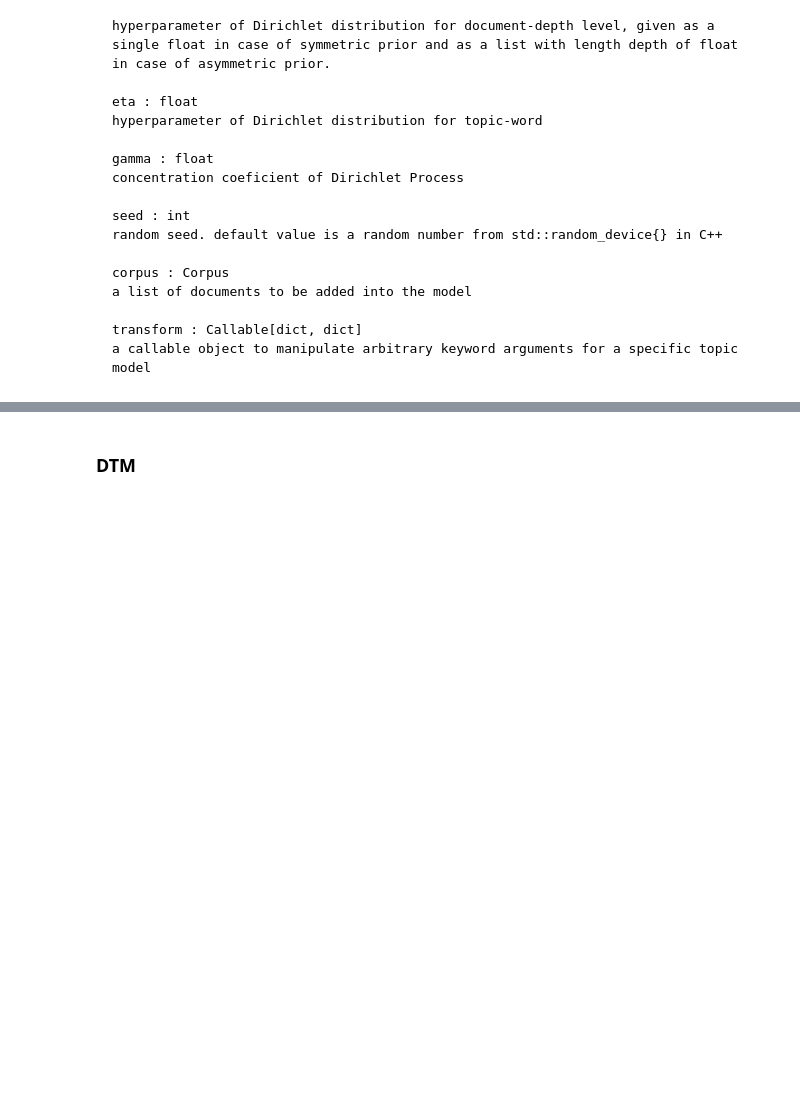
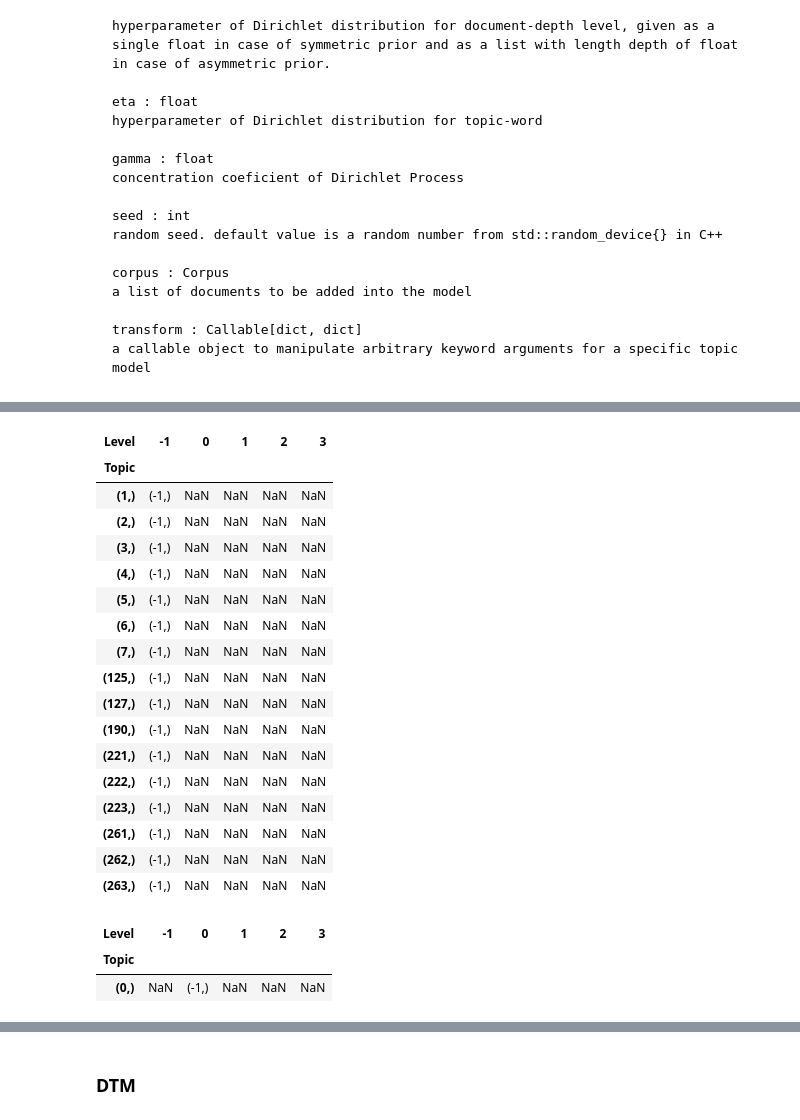
Before and after one commit to recmera/transformers-news-analysis, a Jupyter notebook: notebooks/1.topic-modeling/04-tomotopy.ipynb, the cells around one changed output, grey strips where cells are left out. Saved outputs shown, nothing was run; the diff lists cells and outputs as text; code cells hidden in the pictures; blank space fills up the shorter version.

```diff
--- a/notebooks/1.topic-modeling/04-tomotopy.ipynb
+++ b/notebooks/1.topic-modeling/04-tomotopy.ipynb
@@ -184,0 +193,39 @@ for parent_topic in parent_topic:
+# %%
+# VISUALIZATION - Transform topic table to hierarchical data structure for tree
+# TO DO: pivot table
+level_index = topics_df[topics_df['Parent'] == -1 ].index #drop topics with parent -1 (top level)
+topics_df.drop(level_index, inplace=True) #preserve original topic numbers
+pivoted_h = topics_df.pivot(index='Topic', columns='Level', values='Parent')
+pivoted_h.rename(columns={pivoted_h.columns[0]: "-1",
+                          pivoted_h.columns[1]: "0",
+                          pivoted_h.columns[2]: "1",
+                          pivoted_h.columns[3]: "2",
+                          pivoted_h.columns[4]: "3",
+                         }, inplace=True)
+# %%
+pivoted_h[~pivoted_h['-1'].isnull()]
+# %% [output]
+| Level | -1 | 0 | 1 | 2 | 3 |
+| Topic |  |  |  |  |  |
+| (1,) | (-1,) | NaN | NaN | NaN | NaN |
+| (2,) | (-1,) | NaN | NaN | NaN | NaN |
+| (3,) | (-1,) | NaN | NaN | NaN | NaN |
+| (4,) | (-1,) | NaN | NaN | NaN | NaN |
+| (5,) | (-1,) | NaN | NaN | NaN | NaN |
+| (6,) | (-1,) | NaN | NaN | NaN | NaN |
+| (7,) | (-1,) | NaN | NaN | NaN | NaN |
+| (125,) | (-1,) | NaN | NaN | NaN | NaN |
+| (127,) | (-1,) | NaN | NaN | NaN | NaN |
+| (190,) | (-1,) | NaN | NaN | NaN | NaN |
+| (221,) | (-1,) | NaN | NaN | NaN | NaN |
+| (222,) | (-1,) | NaN | NaN | NaN | NaN |
+| (223,) | (-1,) | NaN | NaN | NaN | NaN |
+| (261,) | (-1,) | NaN | NaN | NaN | NaN |
+| (262,) | (-1,) | NaN | NaN | NaN | NaN |
+| (263,) | (-1,) | NaN | NaN | NaN | NaN |
+# %%
+pivoted_h[~pivoted_h['0'].isnull()]
+# %% [output]
+| Level | -1 | 0 | 1 | 2 | 3 |
+| Topic |  |  |  |  |  |
+| (0,) | NaN | (-1,) | NaN | NaN | NaN |
```
Also changed, not shown: parts of 15 cells of this notebook, 1 other file.
